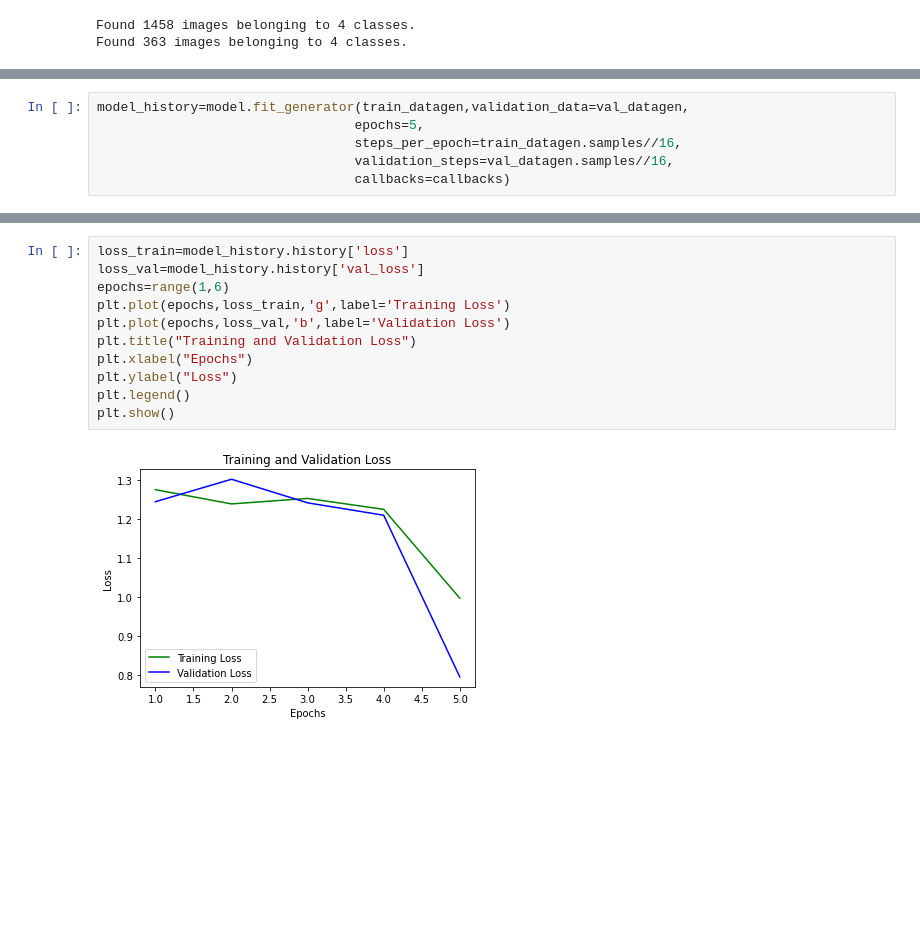
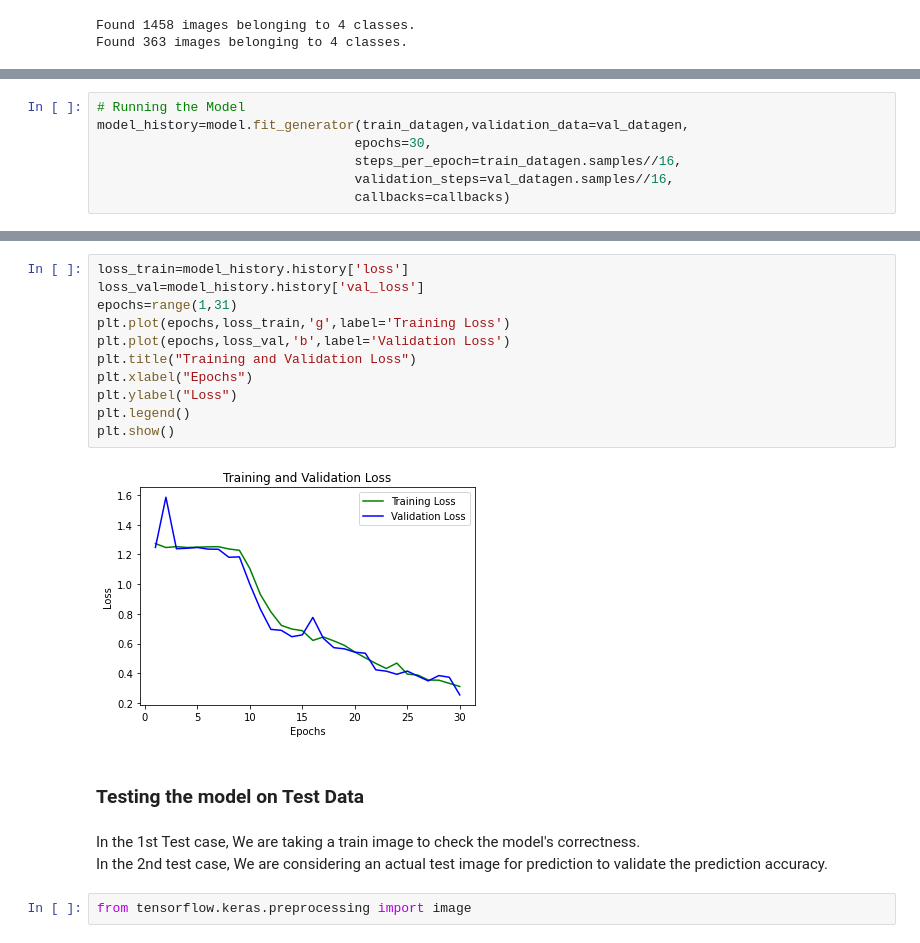
Before and after one commit to krakshak/kaggle-foliar-detection, a Jupyter notebook: foliar_diseases.ipynb, the cells around one changed output, grey strips where cells are left out. Saved outputs shown, nothing was run; the diff lists cells and outputs as text; blank space fills up the shorter version.

```diff
--- a/foliar_diseases.ipynb
+++ b/foliar_diseases.ipynb
@@ -189,8 +198,9 @@ earlystop=EarlyStopping(monitor='val_loss',
 
 callbacks=[checkpoint,earlystop]
 # %%
+# Running the Model
 model_history=model.fit_generator(train_datagen,validation_data=val_datagen,
-                                 epochs=5,
+                                 epochs=30,
                                  steps_per_epoch=train_datagen.samples//16,
                                  validation_steps=val_datagen.samples//16,
                                  callbacks=callbacks)
@@ -216,13 +242,20 @@ Epoch 00005: val_loss improved from 1.21001 to 0.79610, saving model to D:\Proje
 # %%
 loss_train=model_history.history['loss']
 loss_val=model_history.history['val_loss']
-epochs=range(1,6)
+epochs=range(1,31)
 plt.plot(epochs,loss_train,'g',label='Training Loss')
 plt.plot(epochs,loss_val,'b',label='Validation Loss')
 plt.title("Training and Validation Loss")
 plt.xlabel("Epochs")
 plt.ylabel("Loss")
 plt.legend()
 plt.show()
 # %% [output]
-[figure, old version]
+[figure, new version]
+# %% [markdown]
+<h3>Testing the model on Test Data
+# %% [markdown]
+In the 1st Test case, We are taking a train image to check the model's correctness.<br>
+In the 2nd test case, We are considering an actual test image for prediction to validate the prediction accuracy.
+# %%
+from tensorflow.keras.preprocessing import image
```
Also changed, not shown: parts of 31 cells of this notebook.
